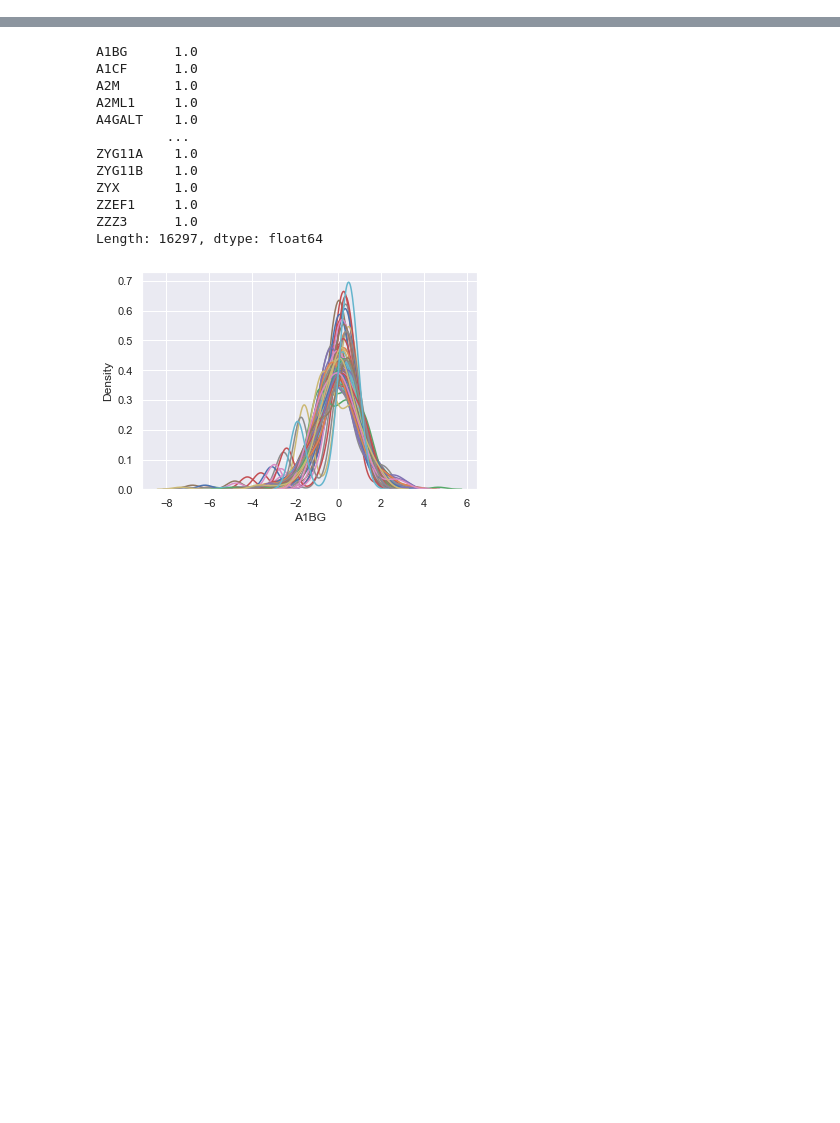
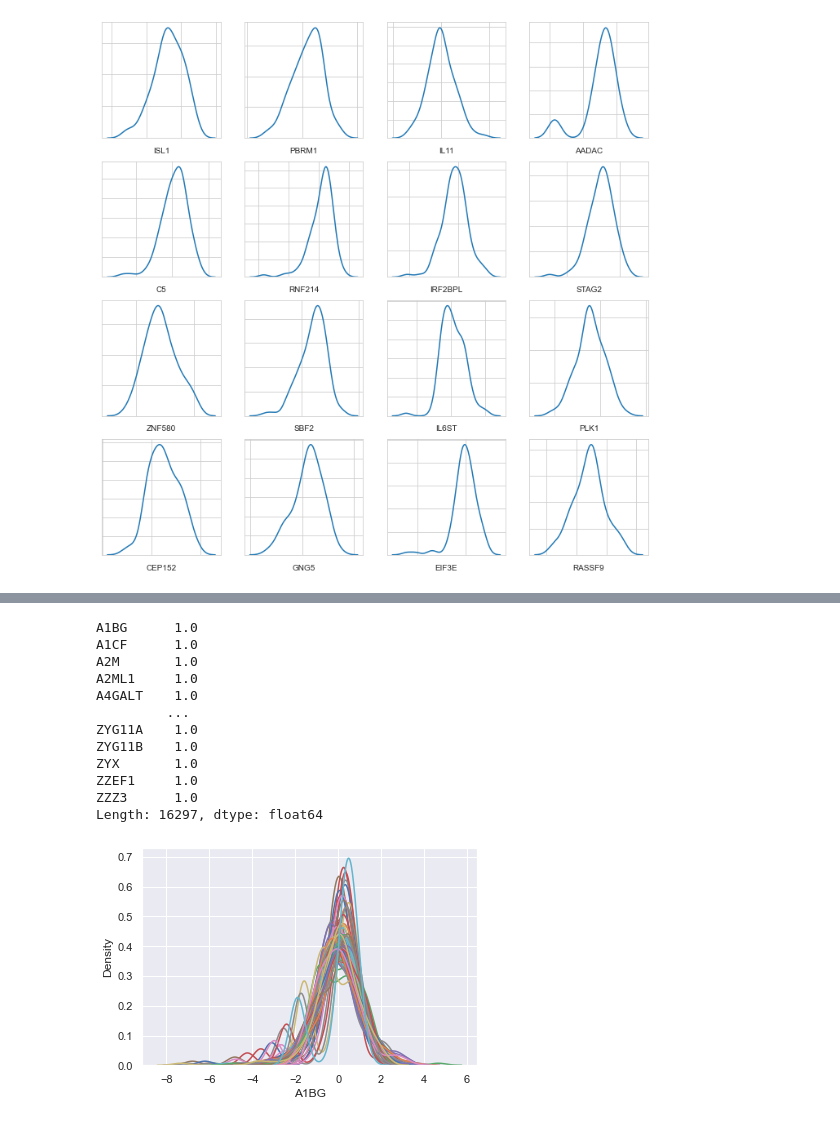
Before and after one commit to ZanderL017/cs229project, a Jupyter notebook: Data_Exploration.ipynb, the cells around one changed output, grey strips where cells are left out. Saved outputs shown, nothing was run; the diff lists cells and outputs as text; code cells hidden in the pictures; blank space fills up the shorter version.

```diff
--- a/Data_Exploration.ipynb
+++ b/Data_Exploration.ipynb
@@ -9,0 +26,13 @@ read, coad, gse, all_data = load_data()
+# %%
+nrows = 4
+ncols = 4
+feature_sample = np.random.choice(X_train.columns, size=nrows * ncols, replace=False).reshape((nrows, ncols))
+fig, axes = plt.subplots(nrows, ncols, figsize=(12, 12))
+for i in range(nrows):
+    for j in range(ncols):
+        sns.kdeplot(X_train[feature_sample[i, j]], ax=axes[i, j])
+        axes[i, j].set_ylabel("")
+        axes[i, j].set_xticklabels([])
+        axes[i, j].set_yticklabels([])
+# %% [output]
+[figure, added]
```
Also changed, not shown: parts of 19 cells of this notebook, 2 other files.
